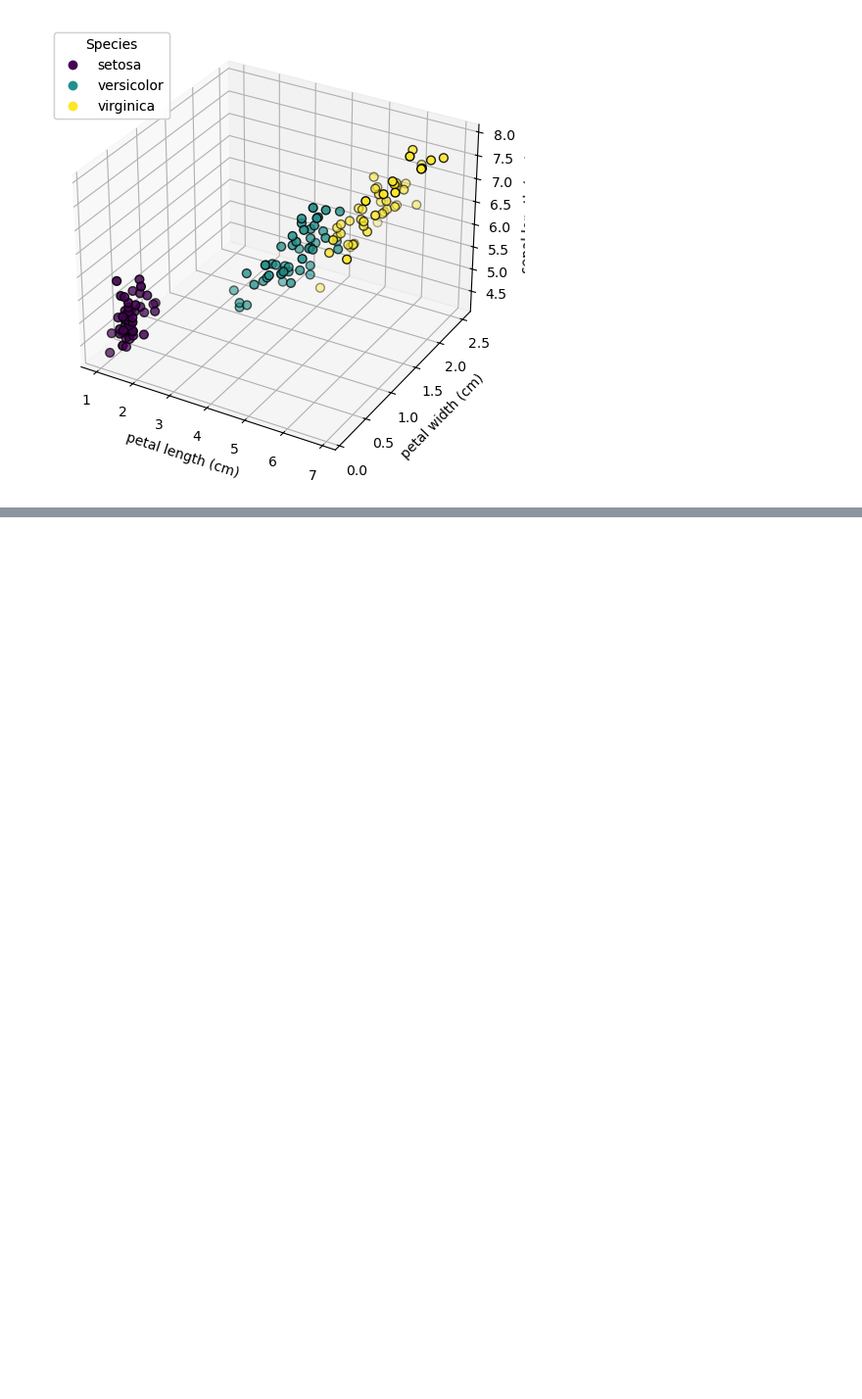
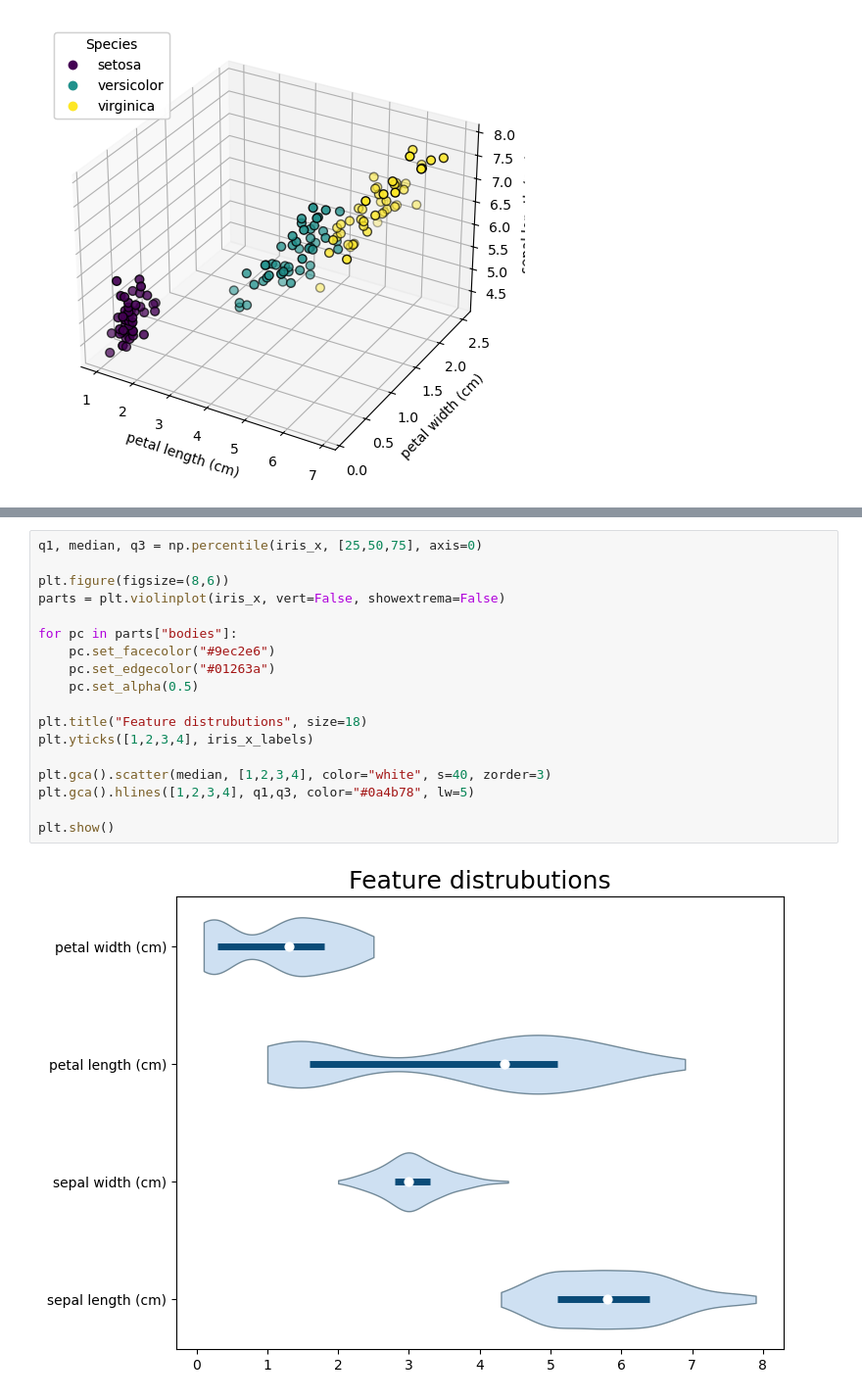
Before and after one commit to Michal-Radomski/Python-Data-Visualization, a Jupyter notebook: 01 Data Visualization/01_Matplotlib/iris.ipynb, the cells around one changed output, grey strips where cells are left out. Shown at 98% size. Saved outputs shown, nothing was run; the diff lists cells and outputs as text; blank space fills up the shorter version.

```diff
--- a/01 Data Visualization/01_Matplotlib/iris.ipynb
+++ b/01 Data Visualization/01_Matplotlib/iris.ipynb
@@ -73,0 +80,20 @@ ax.add_artist(legend)
+# %%
+q1, median, q3 = np.percentile(iris_x, [25,50,75], axis=0)
+
+plt.figure(figsize=(8,6))
+parts = plt.violinplot(iris_x, vert=False, showextrema=False)
+
+for pc in parts["bodies"]:
+    pc.set_facecolor("#9ec2e6")
+    pc.set_edgecolor("#01263a")
+    pc.set_alpha(0.5)
+
+plt.title("Feature distrubutions", size=18)
+plt.yticks([1,2,3,4], iris_x_labels)
+
+plt.gca().scatter(median, [1,2,3,4], color="white", s=40, zorder=3)
+plt.gca().hlines([1,2,3,4], q1,q3, color="#0a4b78", lw=5)
+
+plt.show()
+# %% [output]
+[figure, added]
```
Also changed, not shown: parts of 4 cells of this notebook.
